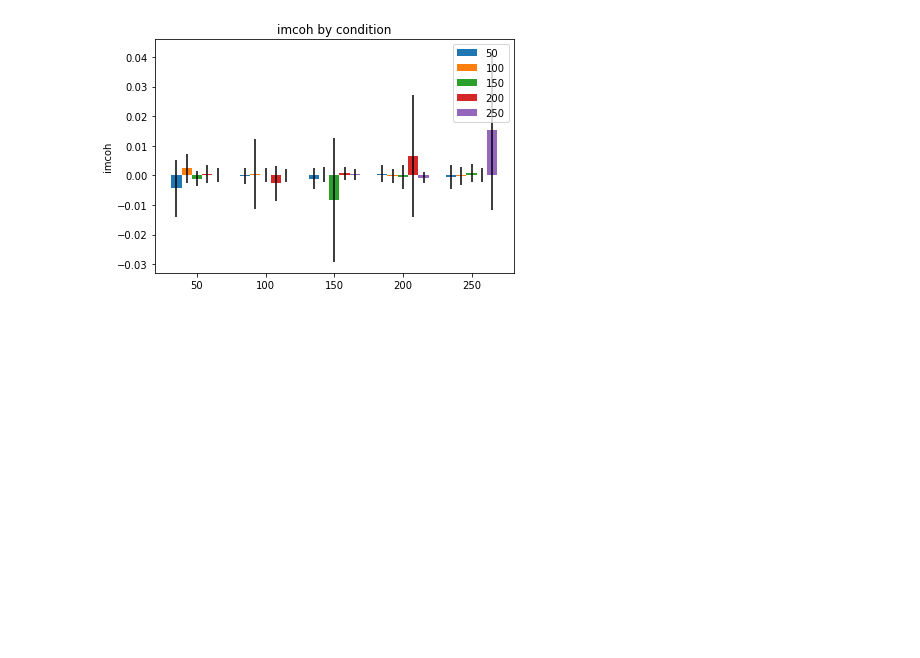
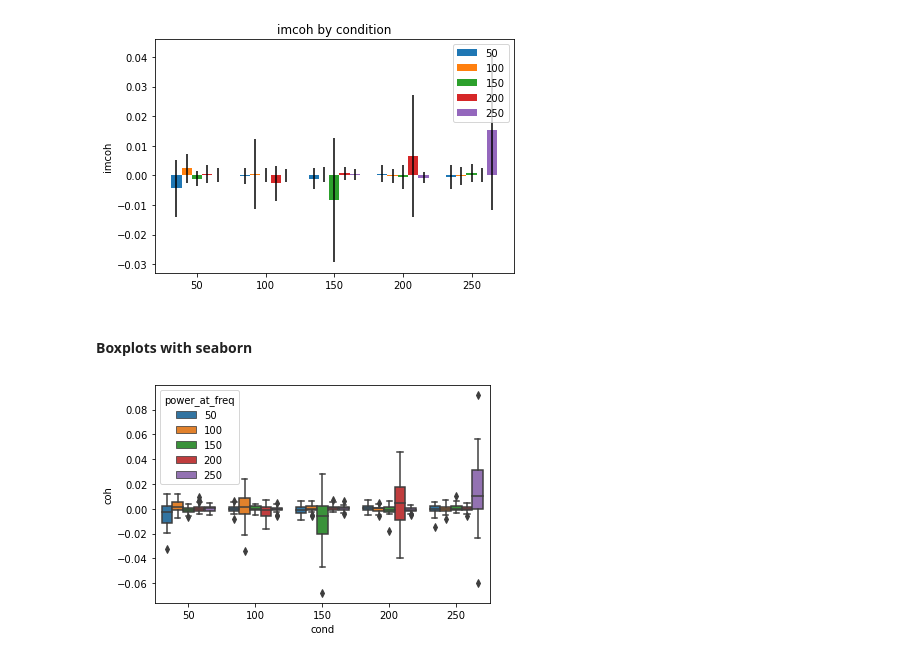
Before and after one commit to letitiayhho/tone-target-monitoring-2, a Jupyter notebook: scripts/coherence_results.ipynb, the cells around one changed output. Cells and saved outputs as stored; diff of their text form; code cells hidden in the pictures; blank space fills up the shorter version.

Commit message:
Plot boxplots with seaborn

```diff
--- a/scripts/coherence_results.ipynb
+++ b/scripts/coherence_results.ipynb
@@ -128,3 +129,21 @@ fig.tight_layout()
 plt.show()
 # %% [output]
 [figure]
+# %% [markdown]
+#### Boxplots with seaborn
+# %%
+# Pivot into tidy
+imcoh_tidy = imcoh_chan_avg.reset_index()
+imcoh_tidy["cond"] = pd.to_numeric(imcoh_tidy["cond"])
+imcoh_tidy = pd.melt(imcoh_tidy,
+                     id_vars = ['sub', 'cond'],
+                     value_vars=['50', '100', '150', '200', '250'],
+                     var_name = 'power_at_freq',
+                     value_name = 'coh')
+
+ax = sns.boxplot(x = "cond",
+                 y = "coh",
+                 hue = "power_at_freq",
+                 data = imcoh_tidy)
+# %% [output]
+[figure, added]
```
Also changed, not shown: parts of 1 cell of this notebook.
